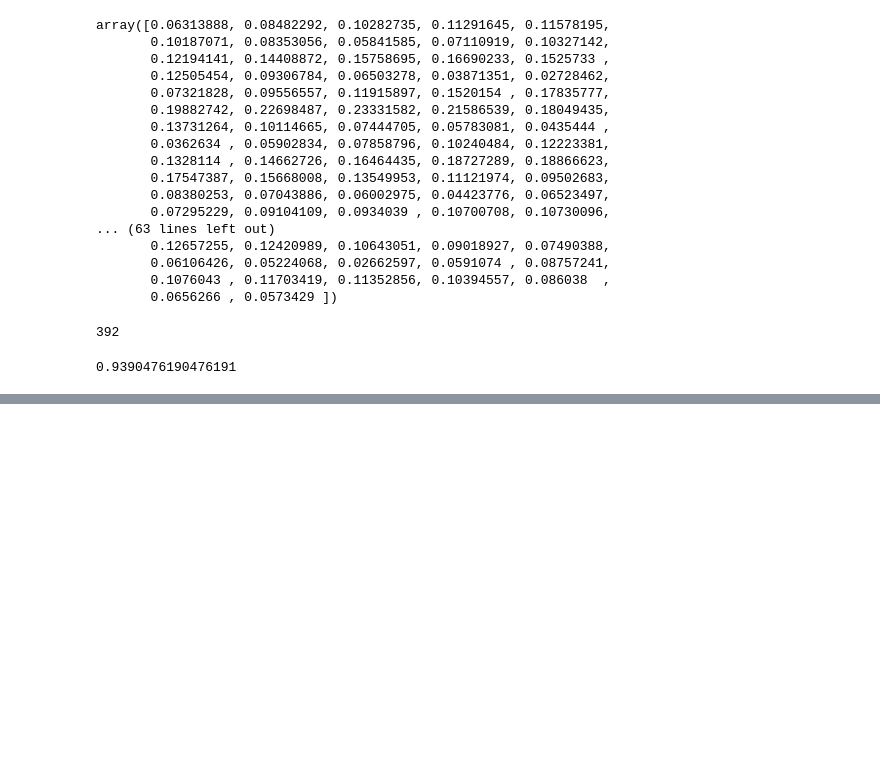
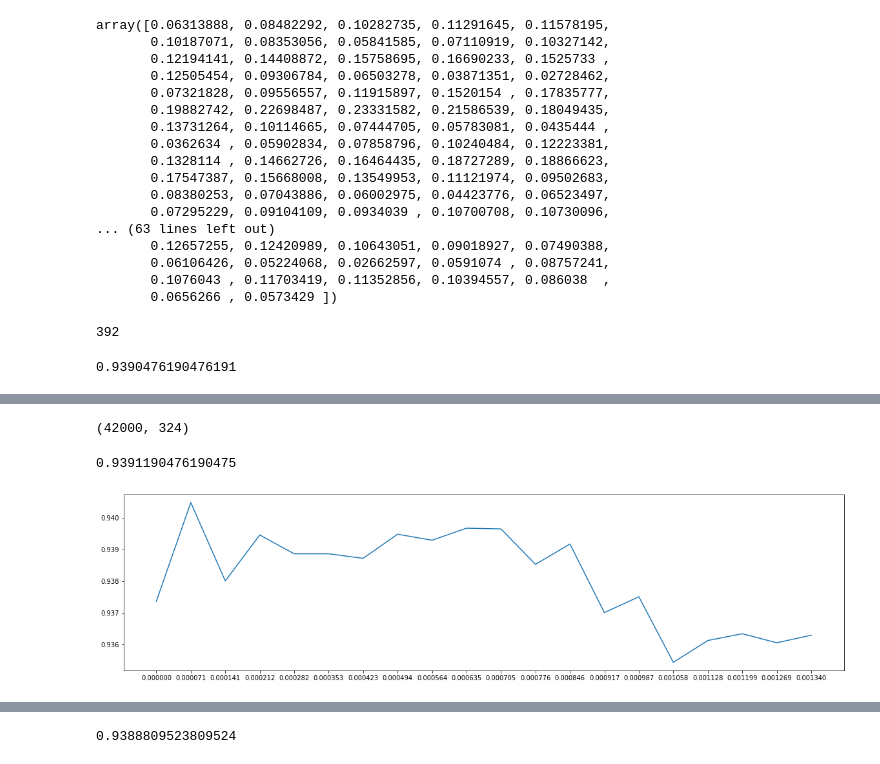
Before and after one commit to JustDoItGit/caicai_sklearn, a Jupyter notebook: 第三章 数据预处理与特征工程/Feature_selection.ipynb, the cells around one changed output, grey strips where cells are left out. Cells and saved outputs as stored; diff of their text form; code cells hidden in the pictures; blank space fills up the shorter version.

```diff
--- a/第三章 数据预处理与特征工程/Feature_selection.ipynb
+++ b/第三章 数据预处理与特征工程/Feature_selection.ipynb
@@ -250,0 +313,21 @@ cross_val_score(RFC(n_estimators=10,random_state=0),X_fsmic,y,cv=5).mean()
+# %%
+X_embedded = SelectFromModel(RFC_, threshold=0.00067).fit_transform(X, y)
+print(X_embedded.shape)
+
+cross_val_score(RFC_, X_embedded, y, cv=5).mean()
+# %% [output]
+(42000, 324)
+0.9391190476190475
+# %%
+%%time
+score2 = []
+for i in np.linspace(0, 0.00134, 20):
+    X_embedded = SelectFromModel(RFC_, threshold=i).fit_transform(X, y)
+    once = cross_val_score(RFC_, X_embedded, y, cv=5).mean()
+    score2.append(once)
+plt.figure(figsize=(20, 5))
+plt.plot(np.linspace(0, 0.00134, 20), score2)
+plt.xticks(np.linspace(0, 0.00134, 20))
+plt.show()
+# %% [output]
+[figure, added]
@@ -250,0 +336,7 @@ cross_val_score(RFC(n_estimators=10,random_state=0),X_fsmic,y,cv=5).mean()
+# %%
+X_embedded = SelectFromModel(RFC_, threshold=0.000071).fit_transform(X, y)
+X_embedded.shape
+
+cross_val_score(RFC_, X_embedded, y, cv=5).mean()
+# %% [output]
+0.9388809523809524
```
Also changed, not shown: parts of 12 cells of this notebook.
